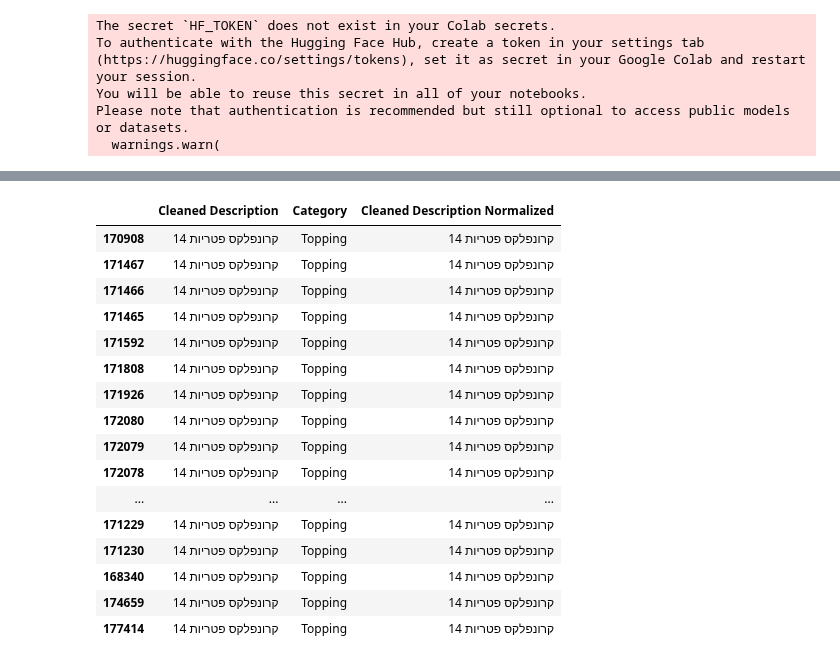
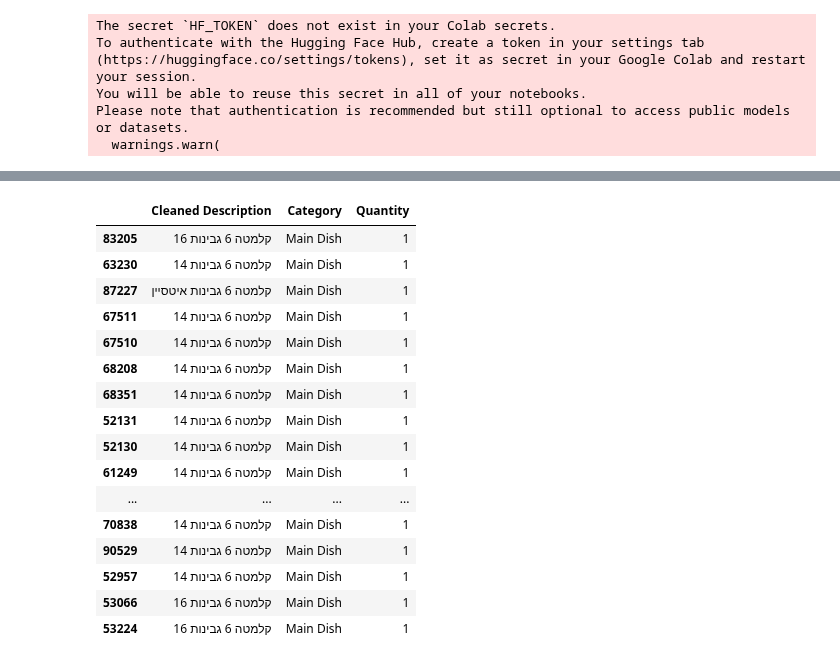
Before and after one commit to Edenshmuel/PapaJohns_Data_Science_Project, a Jupyter notebook: Temp.ipynb, the cells around one changed output, grey strips where cells are left out. Saved outputs shown, nothing was run; the diff lists cells and outputs as text; code cells hidden in the pictures.

```diff
--- a/Temp.ipynb
+++ b/Temp.ipynb
@@ -92,23 +114,23 @@ df_ready.tail(30)
 30 rows × 32 columns
 # %%
 df_ready[
-    df_ready["Cleaned Description"].str.contains('קרונפלקס פטריות 14', na=False)
-][["Cleaned Description", "Category", "Cleaned Description Normalized"]].tail(40)
+    df_ready["Cleaned Description"].str.contains('קלמטה 6 גבינות' , na=False)
+][["Cleaned Description", "Category", "Quantity"]].tail(40)
 # %% [output]
-|  | Cleaned Description | Category | Cleaned Description Normalized |
-| 170908 | קרונפלקס פטריות 14 | Topping | קרונפלקס פטריות 14 |
-| 171467 | קרונפלקס פטריות 14 | Topping | קרונפלקס פטריות 14 |
-| 171466 | קרונפלקס פטריות 14 | Topping | קרונפלקס פטריות 14 |
-| 171465 | קרונפלקס פטריות 14 | Topping | קרונפלקס פטריות 14 |
-| 171592 | קרונפלקס פטריות 14 | Topping | קרונפלקס פטריות 14 |
-| 171808 | קרונפלקס פטריות 14 | Topping | קרונפלקס פטריות 14 |
-| 171926 | קרונפלקס פטריות 14 | Topping | קרונפלקס פטריות 14 |
-| 172080 | קרונפלקס פטריות 14 | Topping | קרונפלקס פטריות 14 |
-| 172079 | קרונפלקס פטריות 14 | Topping | קרונפלקס פטריות 14 |
-| 172078 | קרונפלקס פטריות 14 | Topping | קרונפלקס פטריות 14 |
+|  | Cleaned Description | Category | Quantity |
+| 83205 | קלמטה 6 גבינות 16 | Main Dish | 1 |
+| 63230 | קלמטה 6 גבינות 14 | Main Dish | 1 |
+| 87227 | קלמטה 6 גבינות איטסיין | Main Dish | 1 |
+| 67511 | קלמטה 6 גבינות 14 | Main Dish | 1 |
+| 67510 | קלמטה 6 גבינות 14 | Main Dish | 1 |
+| 68208 | קלמטה 6 גבינות 14 | Main Dish | 1 |
+| 68351 | קלמטה 6 גבינות 14 | Main Dish | 1 |
+| 52131 | קלמטה 6 גבינות 14 | Main Dish | 1 |
+| 52130 | קלמטה 6 גבינות 14 | Main Dish | 1 |
+| 61249 | קלמטה 6 גבינות 14 | Main Dish | 1 |
 | ... | ... | ... | ... |
-| 171229 | קרונפלקס פטריות 14 | Topping | קרונפלקס פטריות 14 |
-| 171230 | קרונפלקס פטריות 14 | Topping | קרונפלקס פטריות 14 |
-| 168340 | קרונפלקס פטריות 14 | Topping | קרונפלקס פטריות 14 |
-| 174659 | קרונפלקס פטריות 14 | Topping | קרונפלקס פטריות 14 |
-| 177414 | קרונפלקס פטריות 14 | Topping | קרונפלקס פטריות 14 |
+| 70838 | קלמטה 6 גבינות 14 | Main Dish | 1 |
+| 90529 | קלמטה 6 גבינות 14 | Main Dish | 1 |
+| 52957 | קלמטה 6 גבינות 14 | Main Dish | 1 |
+| 53066 | קלמטה 6 גבינות 16 | Main Dish | 1 |
+| 53224 | קלמטה 6 גבינות 16 | Main Dish | 1 |
```
Also changed, not shown: parts of 8 cells of this notebook.
